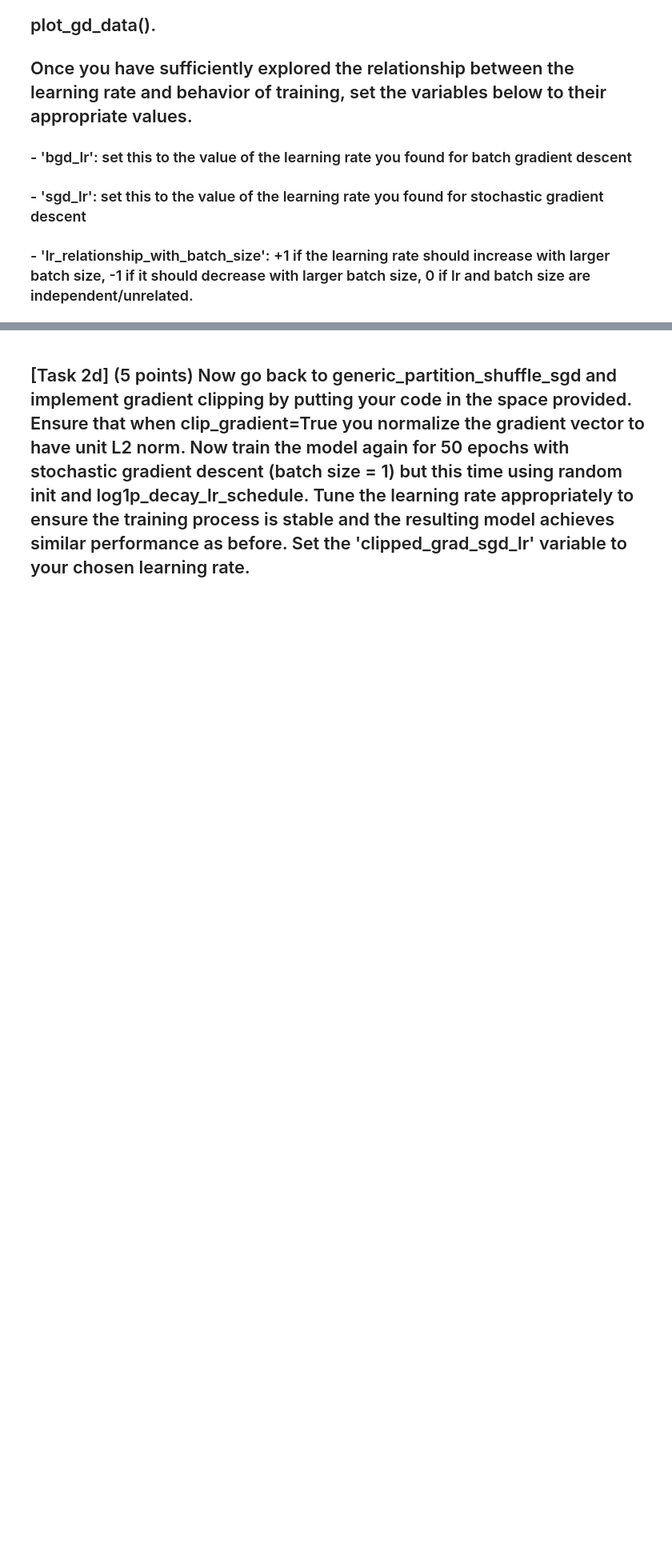
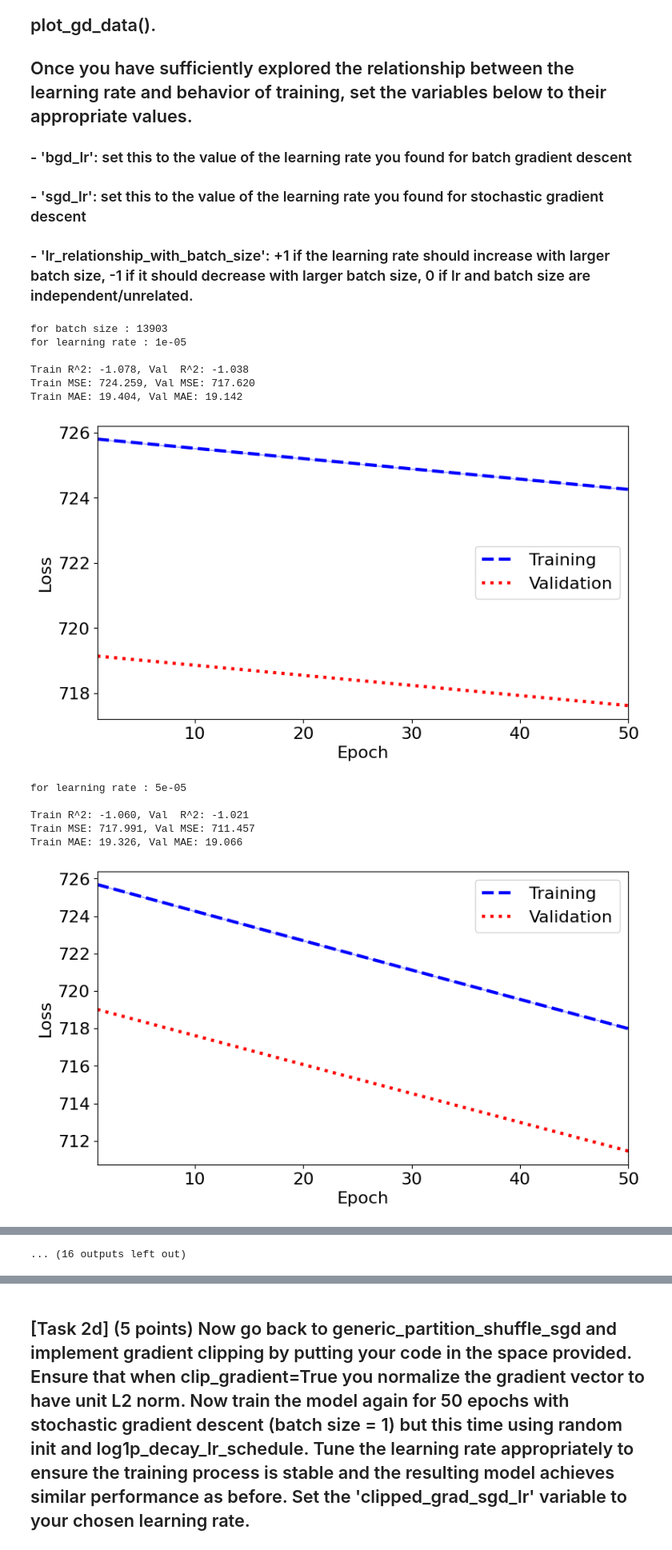
Before and after one commit to hansikaweerasena/MLE, a Jupyter notebook: HW/hw3/hw3.ipynb, the cells around one changed output, grey strips where cells are left out. Shown: that part at 80% size. Cells and saved outputs as stored; diff of their text form; code cells hidden in the pictures; blank space fills up the shorter version.

Commit message:
Trained linear regression with GD

```diff
--- a/HW/hw3/hw3.ipynb
+++ b/HW/hw3/hw3.ipynb
@@ -423,11 +432,13 @@ assert np.all(np.abs(zero_init(10)) < epsf)
 """
 def loss_mse(theta, X, y):
     (n, m) = X.shape
+
     # YOUR CODE HERE
-    pred = X.dot(theta)
-    error = pred - y
+    y = y.reshape(-1,1)
+    error = X.dot(theta) - y
     loss_val = ((1/n) * np.dot(error.T, error)).squeeze()
     #raise NotImplementedError()
+
     assert loss_val.shape == ()
     return loss_val
 
@@ -443,8 +454,7 @@ def gradient_mse(theta, X, y):
 
     ### Recall that the gradient of MSE is: 2/n X^T (θ X - y)   (note: θ = theta)
     # YOUR CODE HERE
-    pred = X.dot(theta)
-    error = pred - y
+    error = X.dot(theta) - y
     gradient_vec = (2/n) * X.T.dot(error)
     # raise NotImplementedError()
 
@@ -530,7 +540,8 @@ model_fns_tup = (predict_linear, loss_mse, gradient_mse) # set our functions
 """
 # set 'init_params_fn'
 # YOUR CODE HERE
-raise NotImplementedError()
+init_params_fn = zero_init
+# raise NotImplementedError()
 
 # use a lambda to define the constant schedule with the learning rate baked in
 learning_rate = 0.004
@@ -545,5 +556,7 @@ print()
 """Fill in your code (1 line)
 """
 # Use r2_mse_mae_eval to evaluate the model
+r2_mse_mae_eval(model_dc['theta'], train_x, train_y, val_x, val_y, predict_fn=predict_linear, pref='', verb=True)
 # YOUR CODE HERE
-raise NotImplementedError()
+
+# raise NotImplementedError()
@@ -599,0 +646,38 @@ raise NotImplementedError()
+# %%
+## This code is written for test bgd and sgd for different learning rates, and then to choose appropriate learning rate
+
+def run_for_multiple_lr(batch_size, lr_values):
+    print('for batch size :', batch_size)
+
+    for lr in lr_values:
+        print('for learning rate :', lr)
+        lr_sched_fn = lambda i: constant_lr_schedule(lr, i)
+        model_dc = generic_partition_shuffle_sgd(X_with_b, train_y, model_fns_tup, init_params_fn, lr_sched_fn, val_data=(val_x_with_b, val_y), num_epochs=50, batch_size=batch_size,
+                                       verbose=False, verb_freq=np.maximum(1, 40000//batch_size))
+        print()
+        r2_mse_mae_eval(model_dc['theta'], train_x, train_y, val_x, val_y, predict_fn=predict_linear, pref='', verb=True)
+        plot_gd_data(model_dc)
+
+lr_values = [0.00001, 0.00005, 0.0001, 0.0005, 0.001, 0.005, 0.01, 0.05, 0.1]
+
+# for batch gradient descent
+# lr_values = [0.001, 0.005, 0.01, 0.05, 0.1]
+run_for_multiple_lr(train_y.shape[0], lr_values)
+
+# for stochastic gradient descent
+lr_values = [0.00001, 0.00005, 0.0001, 0.0005, 0.001]
+run_for_multiple_lr(1, lr_values)
+# %% [output]
+for batch size : 13903
+for learning rate : 1e-05
+
+Train R^2: -1.078, Val  R^2: -1.038
+Train MSE: 724.259, Val MSE: 717.620
+Train MAE: 19.404, Val MAE: 19.142
+[figure, added]
+for learning rate : 5e-05
+
+Train R^2: -1.060, Val  R^2: -1.021
+Train MSE: 717.991, Val MSE: 711.457
+Train MAE: 19.326, Val MAE: 19.066
+[figure, added]
@@ -599,0 +708 @@ raise NotImplementedError()
+... (16 outputs left out)
```
Also changed, not shown: parts of 12 cells of this notebook.
